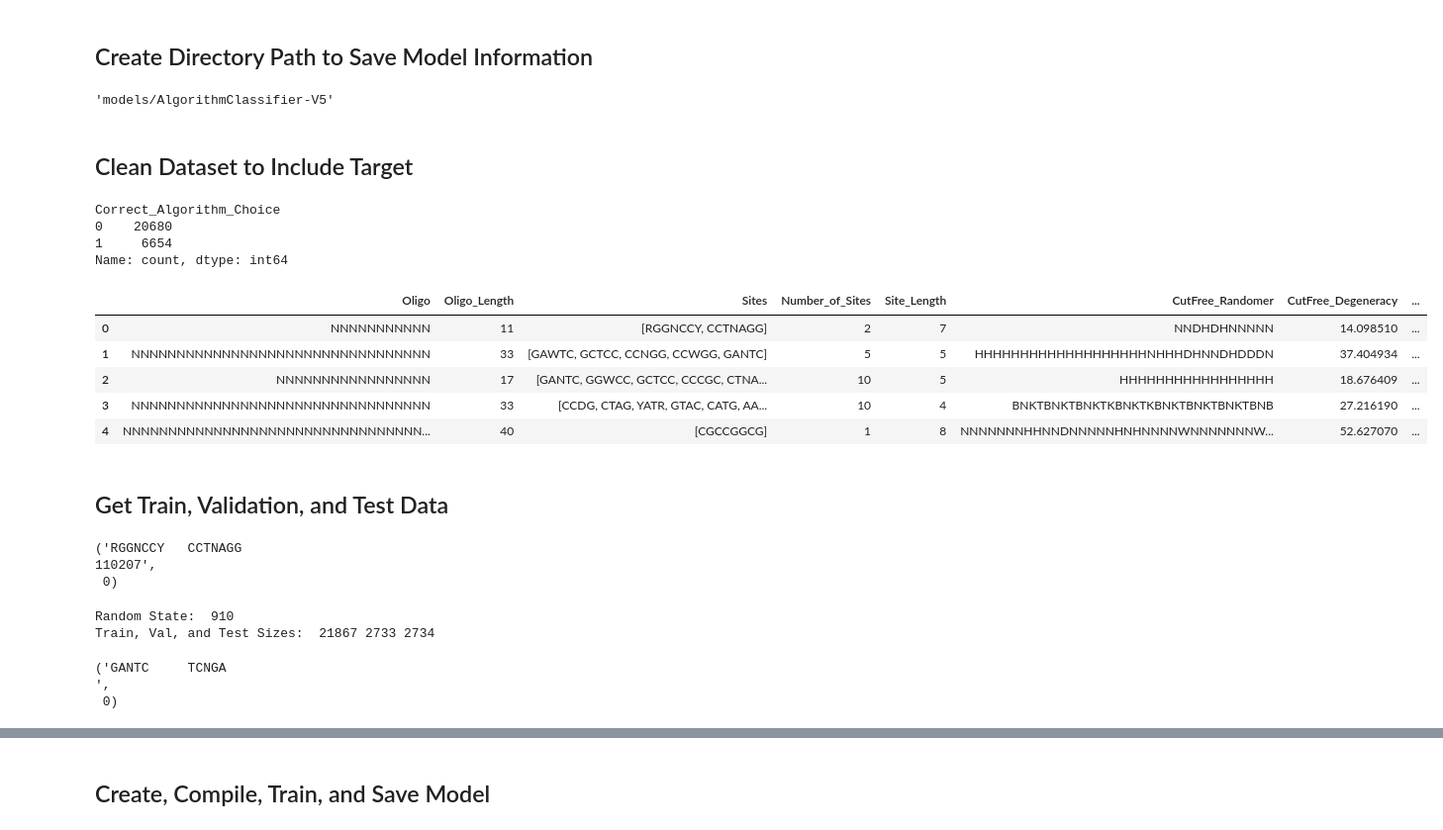
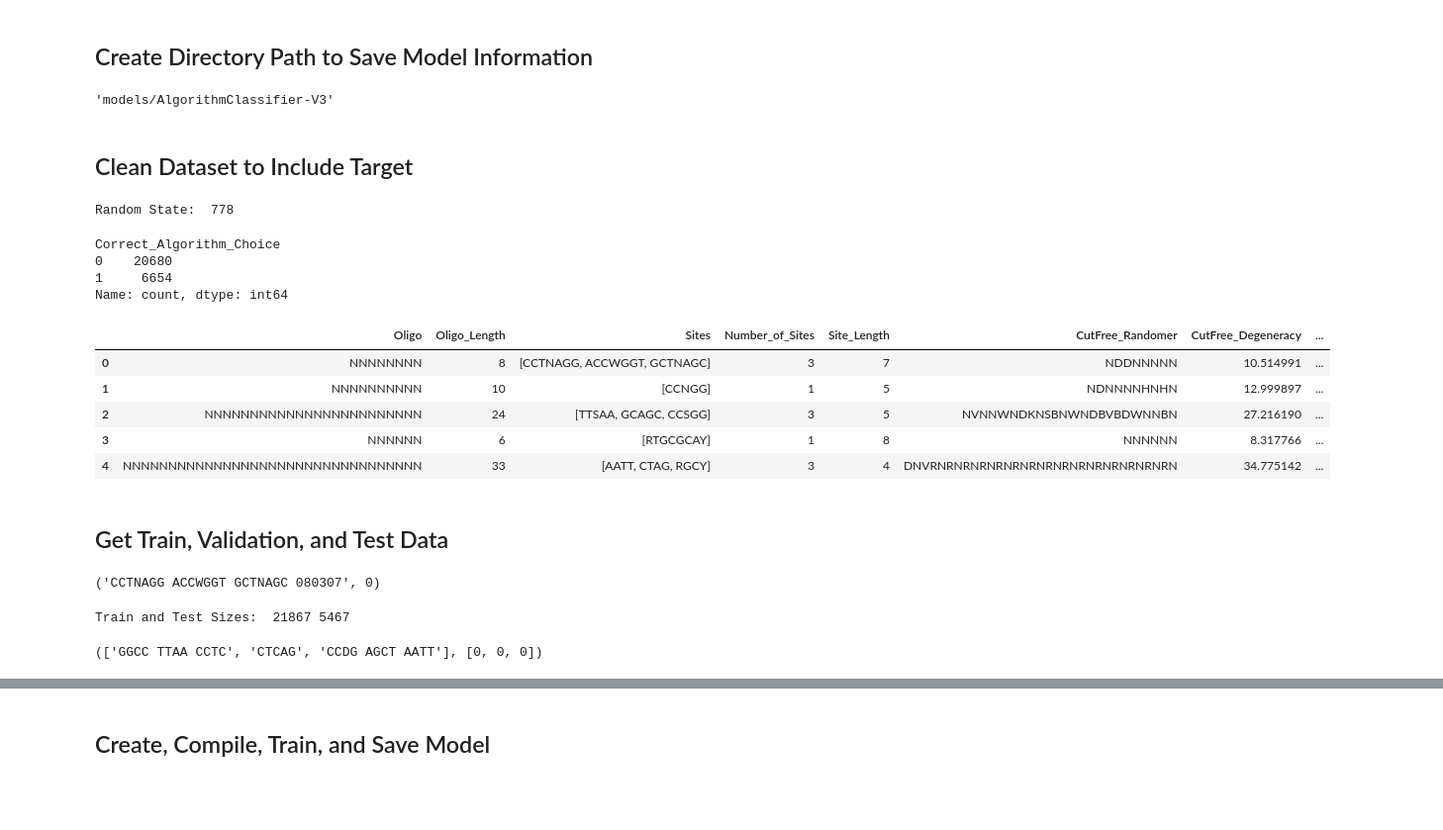
Before and after one commit to wrickord/CutFree, a Jupyter notebook: algorithm-classifier/AlgorithmClassifier.ipynb, the cells around one changed output, grey strips where cells are left out. Shown at 99% size. Cells and saved outputs as stored; diff of their text form; code cells hidden in the pictures; blank space fills up the shorter version.

```diff
--- a/algorithm-classifier/AlgorithmClassifier.ipynb
+++ b/algorithm-classifier/AlgorithmClassifier.ipynb
@@ -41,11 +65,27 @@ for directory in os.listdir("models"):
 
 # create save directory
 save_folder = "models/AlgorithmClassifier-V" + str(highest_model_number)
+os.mkdir(save_folder)
+
+# create other subdirectories
+os.mkdir(save_folder + "/checkpoints")
+os.mkdir(save_folder + "/logs")
+os.mkdir(save_folder + "/plots")
+os.mkdir(save_folder + "/results")
+os.mkdir(save_folder + "/class_weights")
+
 save_folder
 # %% [output]
-'models/AlgorithmClassifier-V5'
+'models/AlgorithmClassifier-V3'
 # %% [markdown]
 ## Clean Dataset to Include Target
+# %%
+# get random state to improve validity of results
+random_state = 778 # np.random.randint(0, 1000)
+
+print("Random State: ", random_state)
+# %% [output]
+Random State:  778
 # %%
 # read in data to dataframe
 file_path = "../runtime-simulations/runtime_data.csv"
@@ -66,40 +106,44 @@ df["Time_Discrepancy"] = df["CutFree_Time"] - df["CutFreeRL_Time"]
 
 # add correct algorithm column
 conditions = [
     (df["CutFree_Time"] <= df["CutFreeRL_Time"]),
     (df["CutFree_Time"] > df["CutFreeRL_Time"])
 ]
 values = [0, 1] # 0 = CutFree, 1 = CutFreeRL
 df["Correct_Algorithm_Choice"] = np.select(conditions, values)
 
 # adjust correct algorithm based on degeneracy if it outside of the confidence
 # interval (i.e., ignore cutfreerl if the degeneracy loss is too significant,
 # typically caused by incomplete cutfreerl output)
 df.loc[df["CutFree_Degeneracy"] == 0, "Correct_Algorithm_Choice"] = 1
 df.loc[
     df["CutFreeRL_Degeneracy"] <= df["CutFree_Degeneracy"]
     - (df["CutFree_Degeneracy"] * 0.10),
     "Correct_Algorithm_Choice"
 ] = 0
 
 # count classifcations
-print(df["Correct_Algorithm_Choice"].value_counts())
+class_counts = df["Correct_Algorithm_Choice"].value_counts()
+print(class_counts)
 
 # shuffle dataframe
-df = df.sample(frac=1).reset_index(drop=True).drop(columns=["Unnamed: 0"])
+df = df.sample(
+    frac=1,
+    random_state=random_state
+).reset_index(drop=True).drop(columns=["Unnamed: 0"])
 
 df.head()
 # %% [output]
 Correct_Algorithm_Choice
 0    20680
 1     6654
 Name: count, dtype: int64
 |  | Oligo | Oligo_Length | Sites | Number_of_Sites | Site_Length | CutFree_Randomer | CutFree_Degeneracy | ... |
-| 0 | NNNNNNNNNNN | 11 | [RGGNCCY, CCTNAGG] | 2 | 7 | NNDHDHNNNNN | 14.098510 | ... |
-| 1 | NNNNNNNNNNNNNNNNNNNNNNNNNNNNNNNNN | 33 | [GAWTC, GCTCC, CCNGG, CCWGG, GANTC] | 5 | 5 | HHHHHHHHHHHHHHHHHHHNHHHDHNNDHDDDN | 37.404934 | ... |
-| 2 | NNNNNNNNNNNNNNNNN | 17 | [GANTC, GGWCC, GCTCC, CCCGC, CTNA... | 10 | 5 | HHHHHHHHHHHHHHHHH | 18.676409 | ... |
-| 3 | NNNNNNNNNNNNNNNNNNNNNNNNNNNNNNNNN | 33 | [CCDG, CTAG, YATR, GTAC, CATG, AA... | 10 | 4 | BNKTBNKTBNKTKBNKTKBNKTBNKTBNKTBNB | 27.216190 | ... |
-| 4 | NNNNNNNNNNNNNNNNNNNNNNNNNNNNNNNNN... | 40 | [CGCCGGCG] | 1 | 8 | NNNNNNNHHNNDNNNNNHNHNNNNWNNNNNNNW... | 52.627070 | ... |
+| 0 | NNNNNNNN | 8 | [CCTNAGG, ACCWGGT, GCTNAGC] | 3 | 7 | NDDNNNNN | 10.514991 | ... |
+| 1 | NNNNNNNNNN | 10 | [CCNGG] | 1 | 5 | NDNNNNHNHN | 12.999897 | ... |
+| 2 | NNNNNNNNNNNNNNNNNNNNNNNN | 24 | [TTSAA, GCAGC, CCSGG] | 3 | 5 | NVNNWNDKNSBNWNDBVBDWNNBN | 27.216190 | ... |
+| 3 | NNNNNN | 6 | [RTGCGCAY] | 1 | 8 | NNNNNN | 8.317766 | ... |
+| 4 | NNNNNNNNNNNNNNNNNNNNNNNNNNNNNNNNN | 33 | [AATT, CTAG, RGCY] | 3 | 4 | DNVRNRNRNRNRNRNRNRNRNRNRNRNRNRNRN | 34.775142 | ... |
 # %% [markdown]
 ## Get Train, Validation, and Test Data
 # %%
@@ -111,12 +155,8 @@ labels = []
 for index, row in df.iterrows():
     temp_text = []
     for site in row["Sites"]:
-        if len(site) < 10:
-            site = site + " " * (10 - len(site))
+        site = site + " "
         temp_text.append(site)
-
-    if len(temp_text) < 10:
-        temp_text += [" " * 10] * (10 - len(temp_text))
 
     oligo_length = row["Oligo_Length"]
     if oligo_length < 10:
@@ -138,32 +178,19 @@ for index, row in df.iterrows():
 
 texts[0], labels[0]
 # %% [output]
-('RGGNCCY   CCTNAGG                                                                                   110207',
- 0)
+('CCTNAGG ACCWGGT GCTNAGC 080307', 0)
 # %%
-# get random state to improve validity of results
-random_state = np.random.randint(0, 1000)
-
-print("Random State: ", random_state)
-
 # create train, validation, and test data for text and lebels
-x_train, x_val, y_train, y_val = train_test_split(
+x_train, x_test, y_train, y_test = train_test_split(
     texts,
     labels,
     test_size=0.2,
     random_state=random_state
 )
-x_val, x_test, y_val, y_test = train_test_split(
-    x_val,
-    y_val,
-    test_size=0.5,
-    random_state=random_state
-)
 
-print("Train, Val, and Test Sizes: ", len(x_train), len(x_val), len(x_test))
+print("Train and Test Sizes: ", len(x_train), len(x_test))
 # %% [output]
-Random State:  910
-Train, Val, and Test Sizes:  21867 2733 2734
+Train and Test Sizes:  21867 5467
 # %%
 # extract oligo length, number of sites, and site length from each text
 # for the train, validation, and test data
@@ -206,11 +212,9 @@ bert_test_ints = tf.convert_to_tensor(
 # %%
 # drop last 6 characters from each text to remove the oligo length, number of
-# sites, and site length and leave only the restriction sites
-x_train = [x[:-6] for x in x_train]
-x_val = [x[:-6] for x in x_val]
-x_test = [x[:-6] for x in x_test]
+# sites, site length, and last space and leave only the restriction sites
+x_train = [x[:-7] for x in x_train]
+x_test = [x[:-7] for x in x_test]
 
-x_train[0], y_train[0]
+x_train[:3], y_train[:3]
 # %% [output]
-('GANTC     TCNGA                                                                                     ',
- 0)
+(['GGCC TTAA CCTC', 'CTCAG', 'CCDG AGCT AATT'], [0, 0, 0])
```
Also changed, not shown: parts of 30 cells of this notebook, 42 other files.
